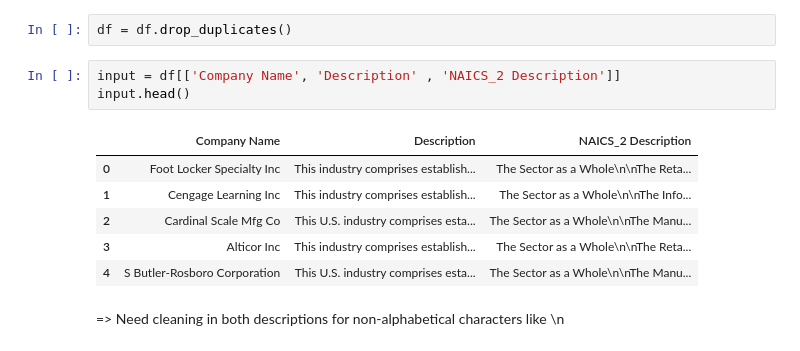
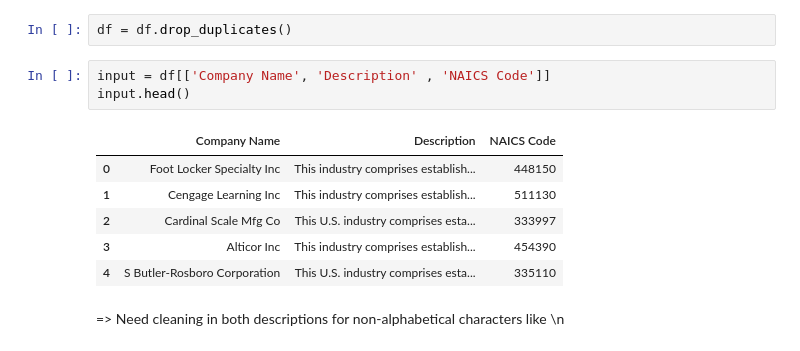
Before and after one commit to kathytran88/ClimateTurtles-ExioNaics-LLM-emissions-estimation, a Jupyter notebook: Kathy/eda.ipynb, the cells around one changed output. Cells and saved outputs as stored; diff of their text form.

```diff
--- a/Kathy/eda.ipynb
+++ b/Kathy/eda.ipynb
@@ -90,15 +94,15 @@ dup
 # %%
 df = df.drop_duplicates()
 # %%
-input = df[['Company Name', 'Description' , 'NAICS_2 Description']]
+input = df[['Company Name', 'Description' , 'NAICS Code']]
 input.head()
 # %% [output]
-|  | Company Name | Description | NAICS_2 Description |
-| 0 | Foot Locker Specialty Inc | This industry comprises establish... | The Sector as a Whole\n\nThe Reta... |
-| 1 | Cengage Learning Inc | This industry comprises establish... | The Sector as a Whole\n\nThe Info... |
-| 2 | Cardinal Scale Mfg Co | This U.S. industry comprises esta... | The Sector as a Whole\n\nThe Manu... |
-| 3 | Alticor Inc | This industry comprises establish... | The Sector as a Whole\n\nThe Reta... |
-| 4 | S Butler-Rosboro Corporation | This U.S. industry comprises esta... | The Sector as a Whole\n\nThe Manu... |
+|  | Company Name | Description | NAICS Code |
+| 0 | Foot Locker Specialty Inc | This industry comprises establish... | 448150 |
+| 1 | Cengage Learning Inc | This industry comprises establish... | 511130 |
+| 2 | Cardinal Scale Mfg Co | This U.S. industry comprises esta... | 333997 |
+| 3 | Alticor Inc | This industry comprises establish... | 454390 |
+| 4 | S Butler-Rosboro Corporation | This U.S. industry comprises esta... | 335110 |
 # %% [markdown]
 => Need cleaning in both descriptions for non-alphabetical characters like \n
 # %%
```
Also changed, not shown: parts of 9 cells of this notebook.
